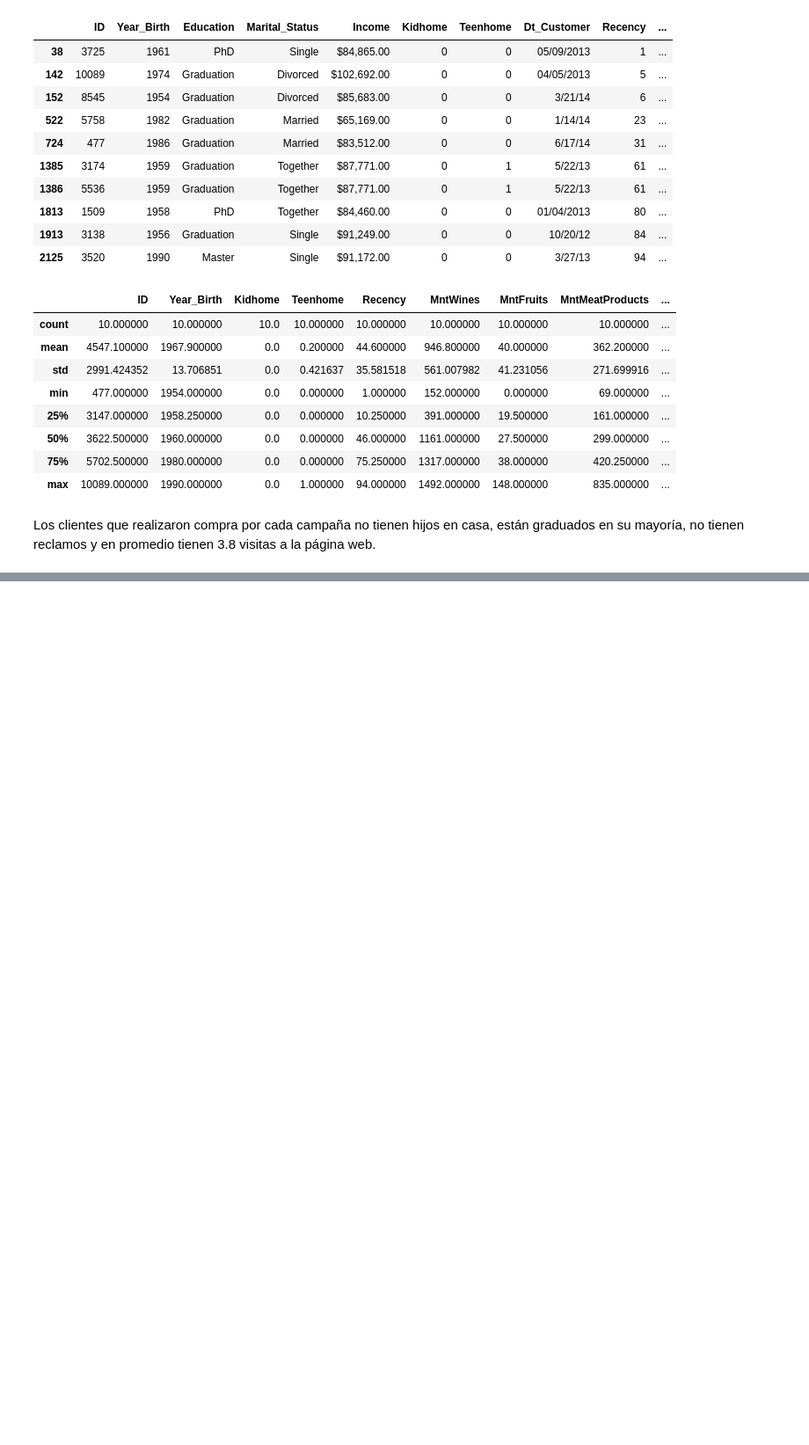
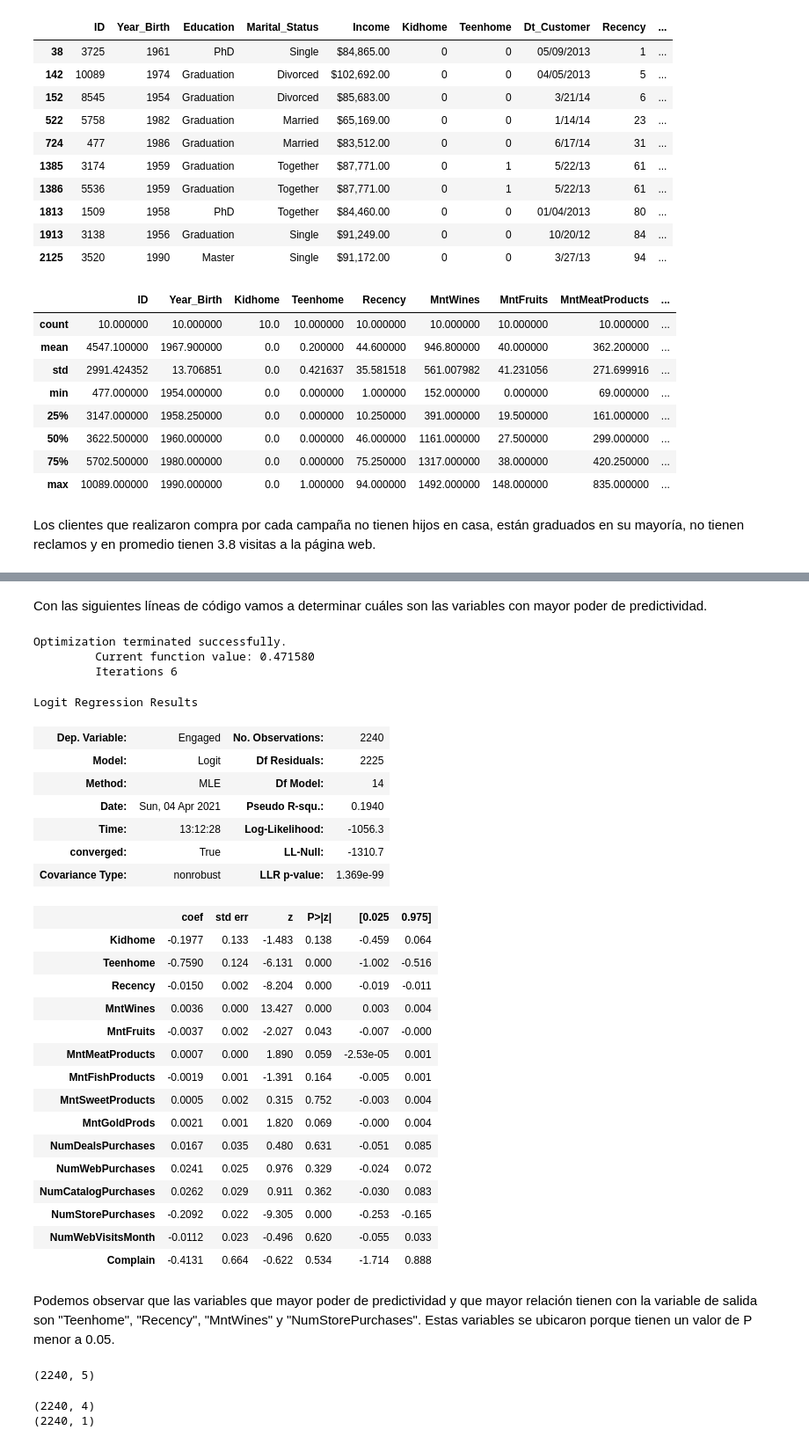
Before and after one commit to luislemuspaz/Ciencia-de-Datos-en-Python, a Jupyter notebook: data_marketing.ipynb, the cells around one changed output, grey strips where cells are left out. Shown at 88% size. Saved outputs shown, nothing was run; the diff lists cells and outputs as text; code cells hidden in the pictures; blank space fills up the shorter version.

```diff
--- a/data_marketing.ipynb
+++ b/data_marketing.ipynb
@@ -293,0 +303,2 @@ Los clientes que realizaron compra por cada campaña no tienen hijos en casa, es
+# %%
+df["Engaged"] = df["Compras Totales"].apply(lambda x: 0 if x == 0 else 1)
@@ -293,0 +337,7 @@ Los clientes que realizaron compra por cada campaña no tienen hijos en casa, es
+# %%
+continuous_vars = ["Kidhome", "Teenhome", "Recency", "MntWines",
+                  "MntFruits", "MntMeatProducts", "MntFishProducts", "MntSweetProducts", "MntGoldProds",
+                  "NumDealsPurchases", "NumWebPurchases", "NumCatalogPurchases", "NumStorePurchases",
+                  "NumWebVisitsMonth","Complain"]
+# %% [markdown]
+Con las siguientes líneas de código vamos a determinar cuáles son las variables con mayor poder de predictividad.
@@ -293,0 +346,37 @@ Los clientes que realizaron compra por cada campaña no tienen hijos en casa, es
+# %%
+logit = sm.Logit(df["Engaged"], df[continuous_vars])
+# %%
+logit_fit = logit.fit()
+# %% [output]
+Optimization terminated successfully.
+         Current function value: 0.471580
+         Iterations 6
+# %%
+logit_fit.summary()
+# %% [output]
+Logit Regression Results
+| Dep. Variable: | Engaged | No. Observations: | 2240 |
+| Model: | Logit | Df Residuals: | 2225 |
+| Method: | MLE | Df Model: | 14 |
+| Date: | Sun, 04 Apr 2021 | Pseudo R-squ.: | 0.1940 |
+| Time: | 13:12:28 | Log-Likelihood: | -1056.3 |
+| converged: | True | LL-Null: | -1310.7 |
+| Covariance Type: | nonrobust | LLR p-value: | 1.369e-99 |
+|  | coef | std err | z | P>|z| | [0.025 | 0.975] |
+| Kidhome | -0.1977 | 0.133 | -1.483 | 0.138 | -0.459 | 0.064 |
+| Teenhome | -0.7590 | 0.124 | -6.131 | 0.000 | -1.002 | -0.516 |
+| Recency | -0.0150 | 0.002 | -8.204 | 0.000 | -0.019 | -0.011 |
+| MntWines | 0.0036 | 0.000 | 13.427 | 0.000 | 0.003 | 0.004 |
+| MntFruits | -0.0037 | 0.002 | -2.027 | 0.043 | -0.007 | -0.000 |
+| MntMeatProducts | 0.0007 | 0.000 | 1.890 | 0.059 | -2.53e-05 | 0.001 |
+| MntFishProducts | -0.0019 | 0.001 | -1.391 | 0.164 | -0.005 | 0.001 |
+| MntSweetProducts | 0.0005 | 0.002 | 0.315 | 0.752 | -0.003 | 0.004 |
+| MntGoldProds | 0.0021 | 0.001 | 1.820 | 0.069 | -0.000 | 0.004 |
+| NumDealsPurchases | 0.0167 | 0.035 | 0.480 | 0.631 | -0.051 | 0.085 |
+| NumWebPurchases | 0.0241 | 0.025 | 0.976 | 0.329 | -0.024 | 0.072 |
+| NumCatalogPurchases | 0.0262 | 0.029 | 0.911 | 0.362 | -0.030 | 0.083 |
+| NumStorePurchases | -0.2092 | 0.022 | -9.305 | 0.000 | -0.253 | -0.165 |
+| NumWebVisitsMonth | -0.0112 | 0.023 | -0.496 | 0.620 | -0.055 | 0.033 |
+| Complain | -0.4131 | 0.664 | -0.622 | 0.534 | -1.714 | 0.888 |
+# %% [markdown]
+Podemos observar que las variables que mayor poder de predictividad y que mayor relación tienen con la variable de salida son "Teenhome", "Recency", "MntWines" y "NumStorePurchases". Estas variables se ubicaron porque tienen un valor de P menor a 0.05.
@@ -293,0 +386,11 @@ Los clientes que realizaron compra por cada campaña no tienen hijos en casa, es
+# %%
+sample_df = df[variables + target]
+sample_df.shape
+# %% [output]
+(2240, 5)
+# %%
+print(sample_df[variables].shape)
+print(sample_df[target].shape)
+# %% [output]
+(2240, 4)
+(2240, 1)
```
Also changed, not shown: parts of 14 cells of this notebook.
